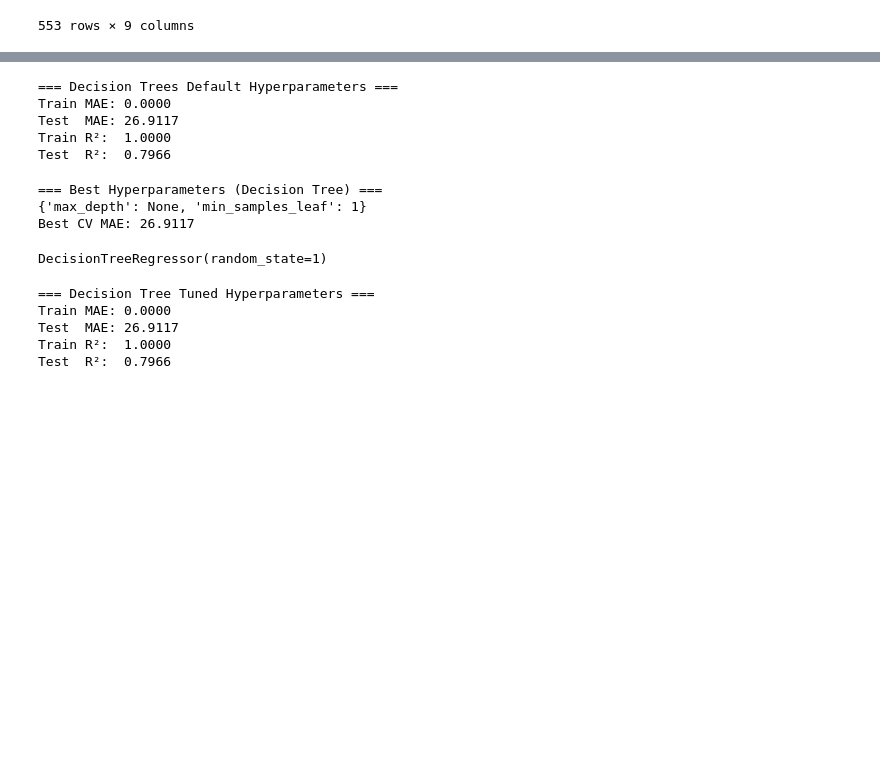
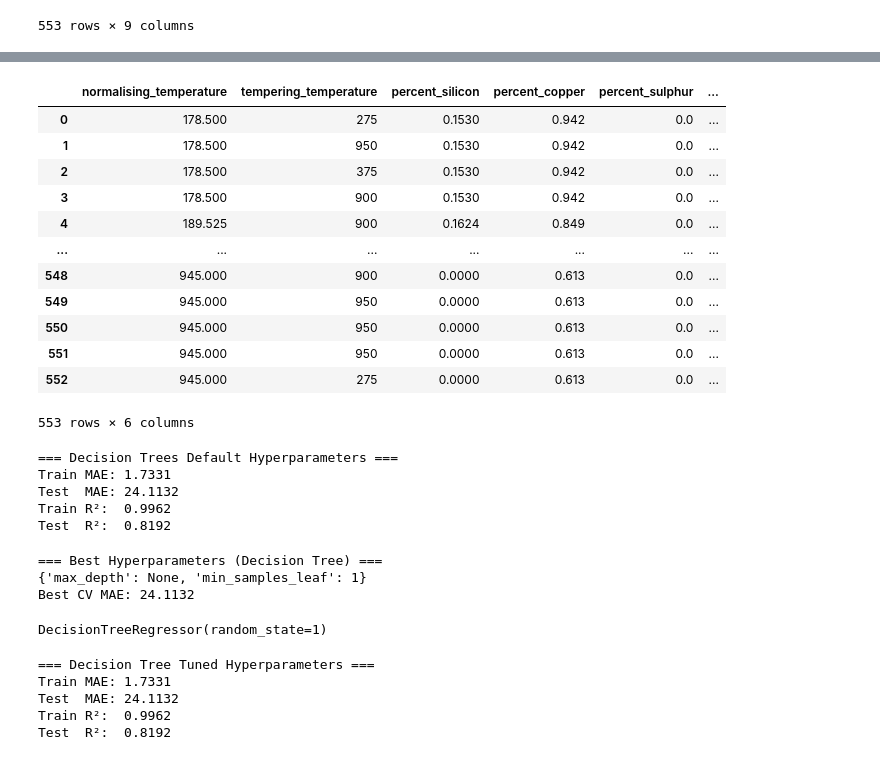
Before and after one commit to StephenMurph/CT4101-Machine-Learning-Assignement-2, a Jupyter notebook: Decision Tree Regression/Decision Tree Regression.ipynb, the cells around one changed output, grey strips where cells are left out. Cells and saved outputs as stored; diff of their text form; code cells hidden in the pictures; blank space fills up the shorter version.

```diff
--- a/Decision Tree Regression/Decision Tree Regression.ipynb
+++ b/Decision Tree Regression/Decision Tree Regression.ipynb
@@ -29,3 +44,27 @@ X
+# %%
+X = data.drop(["tensile_strength",
+              "percent_nickel",
+              "percent_chromium",
+              "percent_manganese"],
+                axis=1)
+
+y = data["tensile_strength"]
+
+X
+# %% [output]
+|  | normalising_temperature | tempering_temperature | percent_silicon | percent_copper | percent_sulphur | ... |
+| 0 | 178.500 | 275 | 0.1530 | 0.942 | 0.0 | ... |
+| 1 | 178.500 | 950 | 0.1530 | 0.942 | 0.0 | ... |
+| 2 | 178.500 | 375 | 0.1530 | 0.942 | 0.0 | ... |
+| 3 | 178.500 | 900 | 0.1530 | 0.942 | 0.0 | ... |
+| 4 | 189.525 | 900 | 0.1624 | 0.849 | 0.0 | ... |
+| ... | ... | ... | ... | ... | ... | ... |
+| 548 | 945.000 | 900 | 0.0000 | 0.613 | 0.0 | ... |
+| 549 | 945.000 | 950 | 0.0000 | 0.613 | 0.0 | ... |
+| 550 | 945.000 | 950 | 0.0000 | 0.613 | 0.0 | ... |
+| 551 | 945.000 | 950 | 0.0000 | 0.613 | 0.0 | ... |
+| 552 | 945.000 | 275 | 0.0000 | 0.613 | 0.0 | ... |
+553 rows × 6 columns
 # %%
 kf = KFold(
     n_splits=10,
@@ -62,10 +101,10 @@ print(f"Train R²:  {default_train_r2:.4f}")
 print(f"Test  R²:  {default_test_r2:.4f}")
 # %% [output]
 === Decision Trees Default Hyperparameters ===
-Train MAE: 0.0000
-Test  MAE: 26.9117
-Train R²:  1.0000
-Test  R²:  0.7966
+Train MAE: 1.7331
+Test  MAE: 24.1132
+Train R²:  0.9962
+Test  R²:  0.8192
 # %%
 param_grid = {
     "max_depth": [2, 4, 6, 8, 10, None],
@@ -90,7 +129,7 @@ print(f"Best CV MAE: {-grid.best_score_:.4f}")
 # %% [output]
 === Best Hyperparameters (Decision Tree) ===
 {'max_depth': None, 'min_samples_leaf': 1}
-Best CV MAE: 26.9117
+Best CV MAE: 24.1132
 # %%
 best_dt = grid.best_estimator_
 best_dt
@@ -117,7 +156,7 @@ print(f"Train R²:  {tuned_train_r2:.4f}")
 print(f"Test  R²:  {tuned_test_r2:.4f}")
 # %% [output]
 === Decision Tree Tuned Hyperparameters ===
-Train MAE: 0.0000
-Test  MAE: 26.9117
-Train R²:  1.0000
-Test  R²:  0.7966
+Train MAE: 1.7331
+Test  MAE: 24.1132
+Train R²:  0.9962
+Test  R²:  0.8192
```
Also changed, not shown: parts of 2 cells of this notebook.
